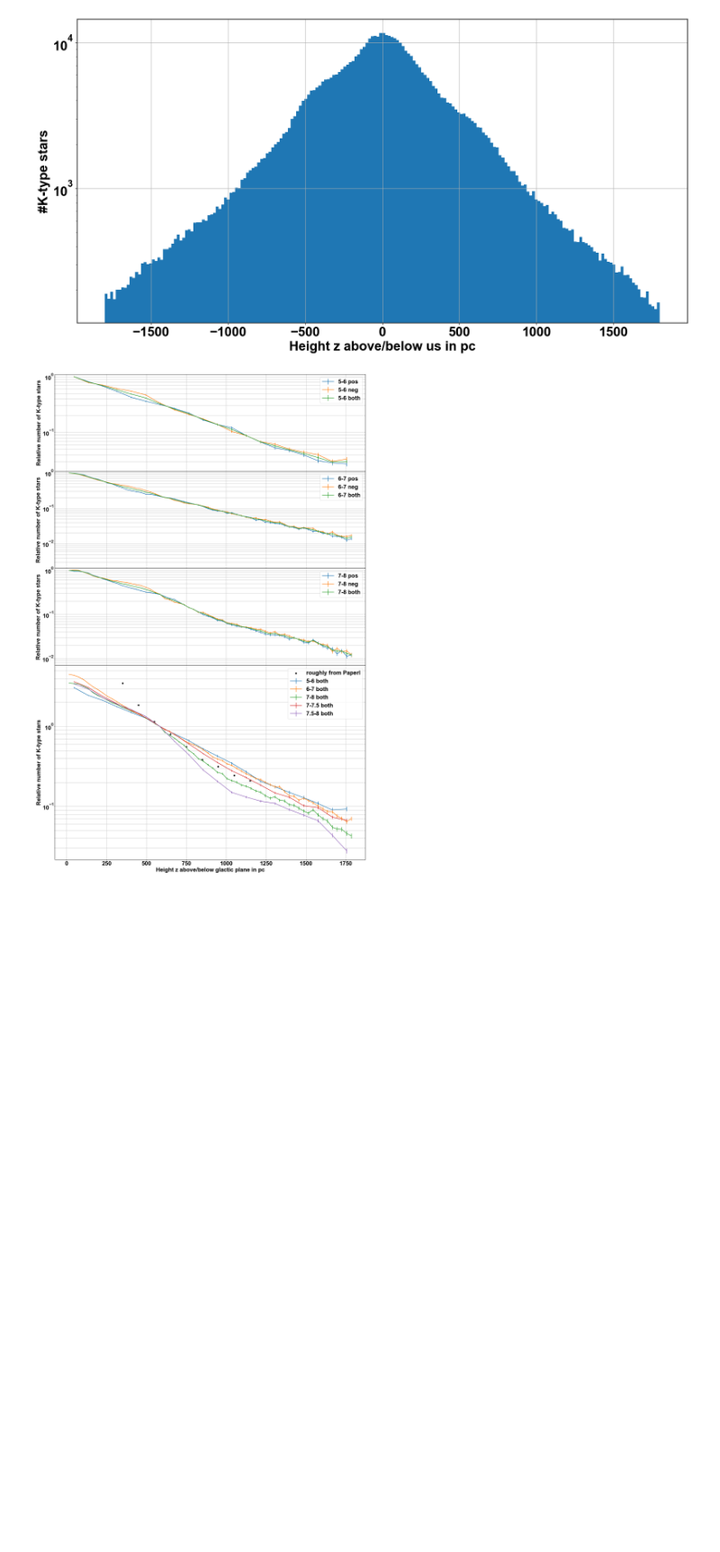
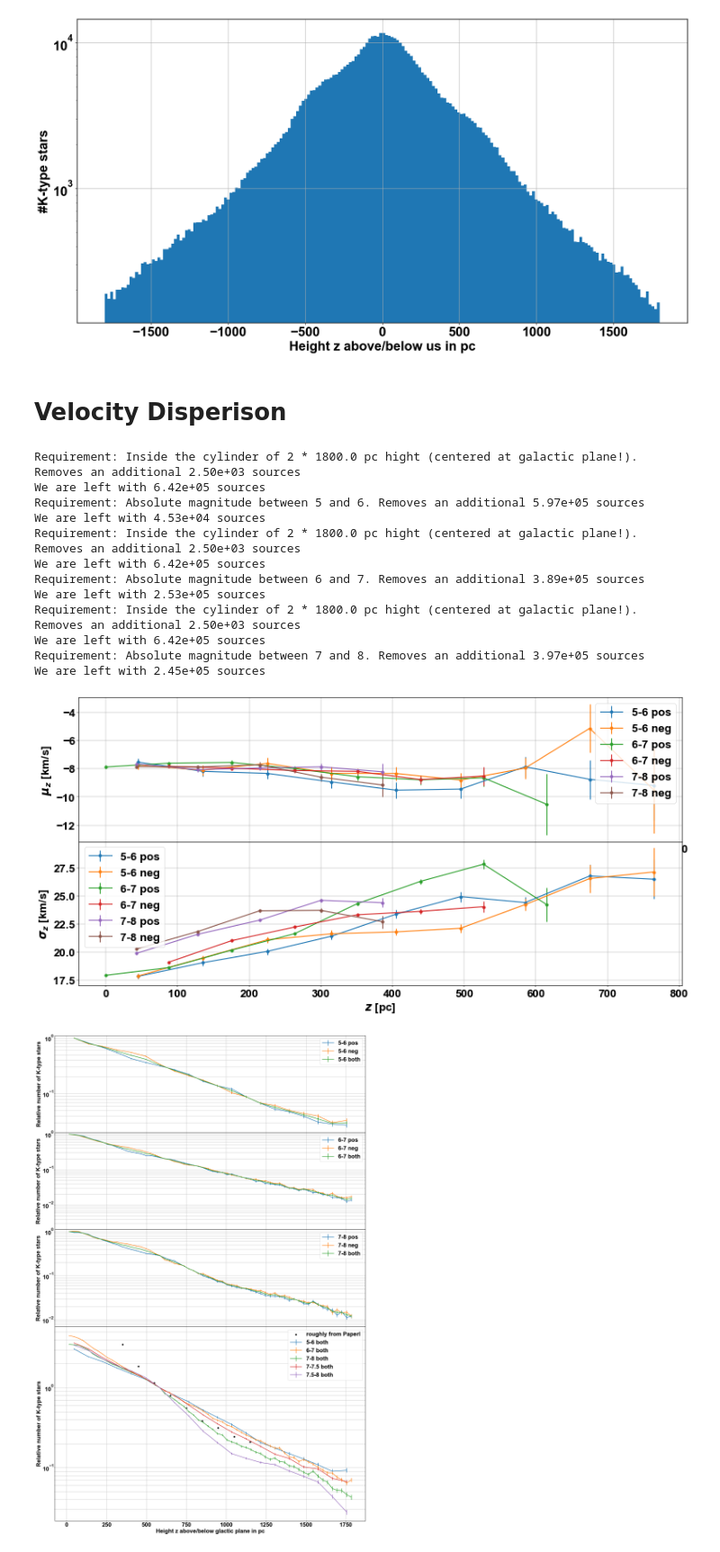
Before and after one commit to rubba0220/Bachelorarbeit, a Jupyter notebook: GaiaDR3_Data ohne prefilter.ipynb, the cells around one changed output. Shown at 90% size. Saved outputs shown, nothing was run; the diff lists cells and outputs as text; code cells hidden in the pictures; blank space fills up the shorter version.

Commit message:
velocity dispersion data

```diff
--- a/GaiaDR3_Data ohne prefilter.ipynb
+++ b/GaiaDR3_Data ohne prefilter.ipynb
@@ -172,6 +235,79 @@ We are left with 6.42e+05 sources
 Requirement: Absolute magnitude between 5.0 and 8.0. Removes an additional 9.88e+04 sources
 We are left with 5.43e+05 sources
 [figure]
+# %% [markdown]
+# Velocity Disperison
+# %%
+def vel_disp(am_min, am_max, n_bins):
+    tab_filtered = filtration(am_min, am_max)
+    l_np, b_np, ra_np, ra_error_np, dec_np, dec_error_np, parallax_np, parallax_error_np, pmra_np, pmra_error_np, pmdec_np, pmdec_error_np, phot_g_mean_mag_np, teff_gspphot_np, bp_rp_np, radial_velocity_np, radial_velocity_error_np = arrays(tab_filtered)
+
+    r_np = r_from_plx(parallax_np)
+    z_np = r_np * np.sin(b_np*deg2rad) +14.5 #correction for height of the sun above the galactic plane
+
+    # Compute vertical velocity dispersion
+    vz = compute_vz(parallax_np, ra_np, dec_np, radial_velocity_np, pmra_np, pmdec_np)
+    hasv = np.isfinite(vz)
+    vz = vz[hasv]
+    z_np = z_np[hasv]
+
+    bins = np.linspace(-1800, 1800, n_bins+1)
+    vz_means = np.array([])
+    vz_stds = np.array([])
+    evz_means = np.array([])
+    evz_stds = np.array([])
+    for i in range(len(bins)-1):
+        mask = (z_np >= bins[i]) & (z_np < bins[i+1])
+        if sum(mask) >= 70:
+            vz_means = np.append(vz_means, np.mean(vz[mask]))
+            vz_stds = np.append(vz_stds, np.std(vz[mask], ddof=1))
+            evz_means = np.append(evz_means, np.std(vz[mask], ddof=1)/np.sqrt(np.sum(mask)))
+            evz_stds = np.append(evz_stds, np.std(vz[mask], ddof=1)/np.sqrt(2*(np.sum(mask)-1)))
+        else:
+            vz_means = np.append(vz_means, np.nan)
+            vz_stds = np.append(vz_stds, np.nan)
+            evz_means = np.append(evz_means, np.nan)
+            evz_stds = np.append(evz_stds, np.nan)
+
+    z = (bins[1:]+bins[:-1])/2
+    i = np.isnan(vz_stds)
+
+    return vz_means[~i], vz_stds[~i], evz_means[~i], evz_stds[~i], z[~i]
+
+fig, ax = plt.subplots(2,1, figsize=(20,10))
+for am, n_bin in zip([[5,6], [6,7], [7,8]], [40, 41, 42]):
+    vz_means, vz_stds, evz_means, evz_stds, z= vel_disp(am[0], am[1], n_bin)
+    pos = np.where(z>=0)
+    neg = np.where(z<0)
+    ax[0].errorbar(z[pos], vz_means[pos], yerr=evz_means[pos], marker='o',label=f"{am[0]}-{am[1]} pos")
+    ax[0].errorbar(abs(z[neg]), vz_means[neg], yerr=evz_means[neg], marker='o',label=f"{am[0]}-{am[1]} neg")
+    ax[1].errorbar(z[pos], vz_stds[pos], yerr=evz_stds[pos], marker='o', label=f"{am[0]}-{am[1]} pos")
+    ax[1].errorbar(abs(z[neg]), vz_stds[neg], yerr=evz_stds[neg], marker='o', label=f"{am[0]}-{am[1]} neg")
+ax[0].set_xlabel(r"$z$ [pc]")
+ax[0].set_ylabel(r"$\mu_z$ [km/s]")
+ax[0].grid()
+ax[0].legend()
+ax[1].set_xlabel(r"$z$ [pc]")
+ax[1].set_ylabel(r"$\sigma_z$ [km/s]")
+ax[1].grid()
+ax[1].legend()
+plt.tight_layout()
+fig.subplots_adjust(hspace=0.0)
+fig.set_dpi(40)
+# %% [output]
+Requirement: Inside the cylinder of 2 * 1800.0 pc hight (centered at galactic plane!). Removes an additional 2.50e+03 sources
+We are left with 6.42e+05 sources
+Requirement: Absolute magnitude between 5 and 6. Removes an additional 5.97e+05 sources
+We are left with 4.53e+04 sources
+Requirement: Inside the cylinder of 2 * 1800.0 pc hight (centered at galactic plane!). Removes an additional 2.50e+03 sources
+We are left with 6.42e+05 sources
+Requirement: Absolute magnitude between 6 and 7. Removes an additional 3.89e+05 sources
+We are left with 2.53e+05 sources
+Requirement: Inside the cylinder of 2 * 1800.0 pc hight (centered at galactic plane!). Removes an additional 2.50e+03 sources
+We are left with 6.42e+05 sources
+Requirement: Absolute magnitude between 7 and 8. Removes an additional 3.97e+05 sources
+We are left with 2.45e+05 sources
+[figure, added]
 # %%
 ''' real data'''
 n_real = np.loadtxt('real data/n_56_o.txt')
```
Also changed, not shown: parts of 4 cells of this notebook, 1 other file.
